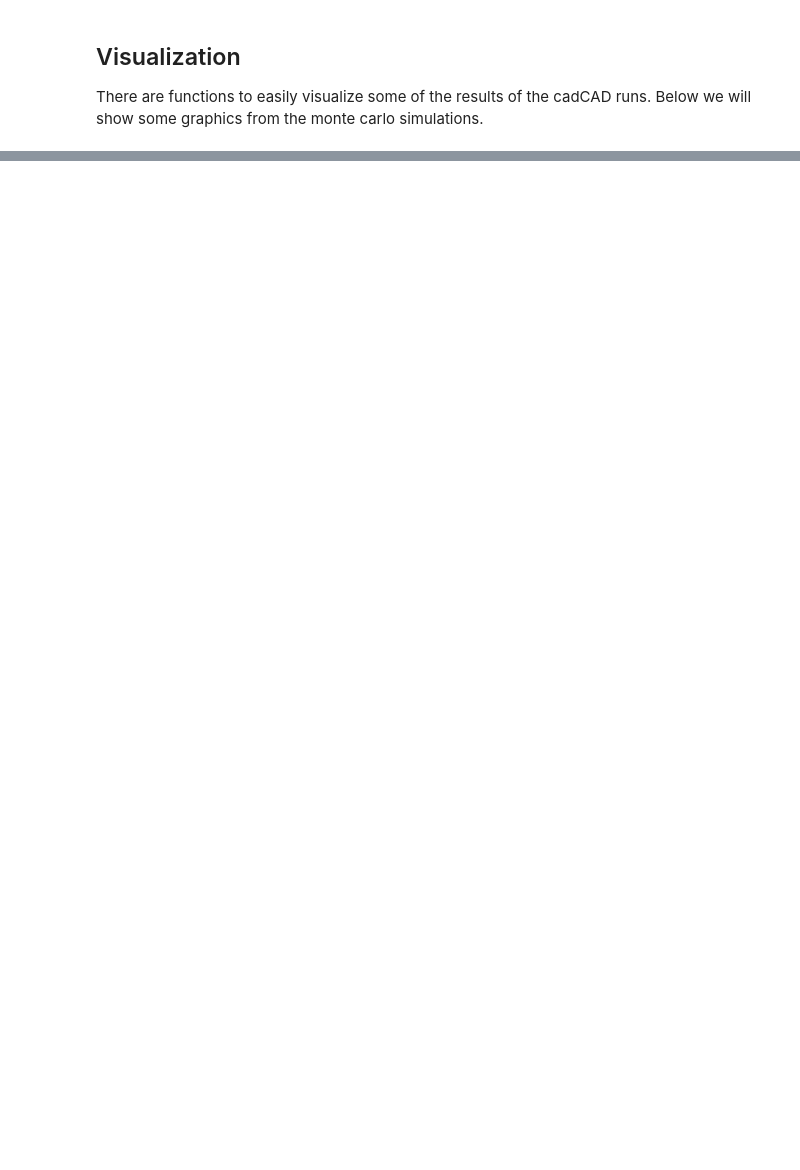
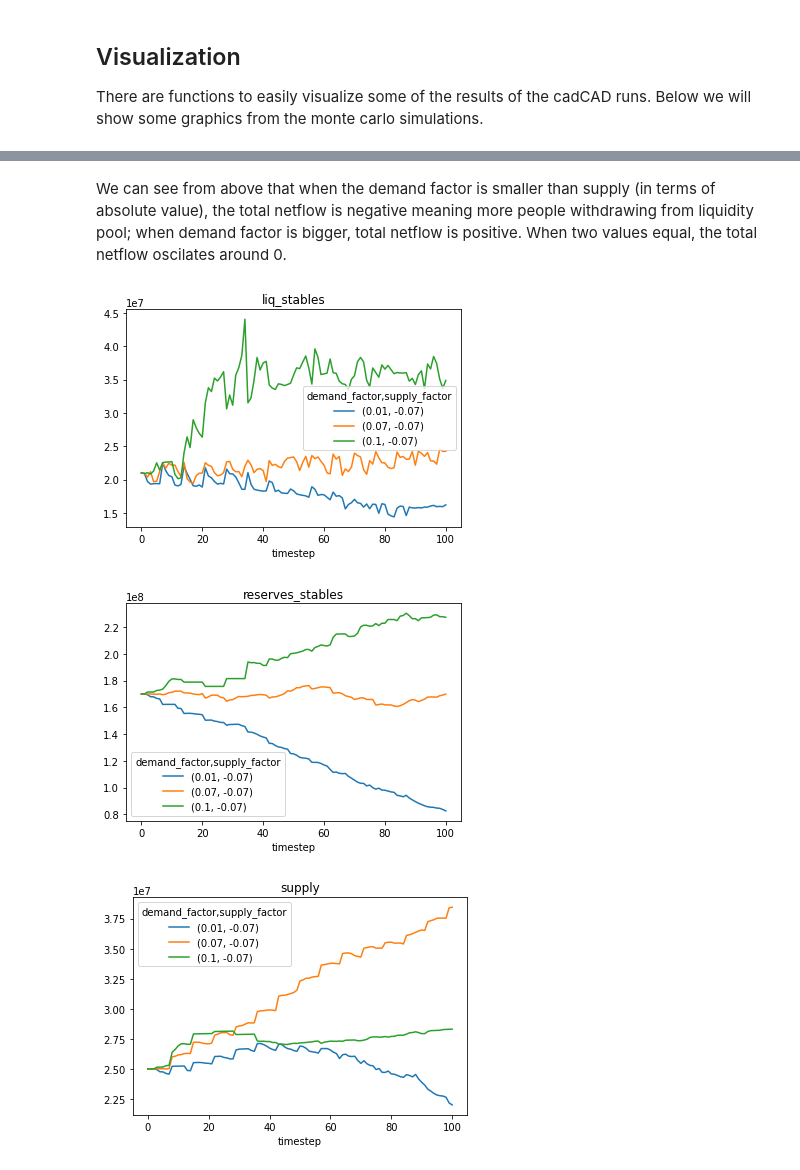
Before and after one commit to OlympusDAO/olympus-digital-twin, a Jupyter notebook: RBS_analysis.ipynb, the cells around one changed output, grey strips where cells are left out. Drawn from its saved outputs; the diff is of its cells as text; code cells hidden in the pictures; blank space fills up the shorter version.

```diff
--- a/RBS_analysis.ipynb
+++ b/RBS_analysis.ipynb
@@ -93,0 +77,11 @@ plot_all_sims([ "ma_target", "lb_target","price_target","lower_target_wall","low
+# %% [markdown]
+We can see from above that when the demand factor is smaller than supply (in terms of absolute value), the total netflow is negative meaning more people withdrawing from liquidity pool; when demand factor is bigger, total netflow is positive. When two values equal, the total netflow oscilates around 0.
+# %%
+
+plot_grouped_variables_average(['liq_stables',"reserves_stables","supply",],
+                               ["demand_factor", "supply_factor"],
+                               df)
+# %% [output]
+[figure, added]
+[figure, added]
+[figure, added]
```
Also changed, not shown: parts of 11 cells of this notebook, 1 other file.
